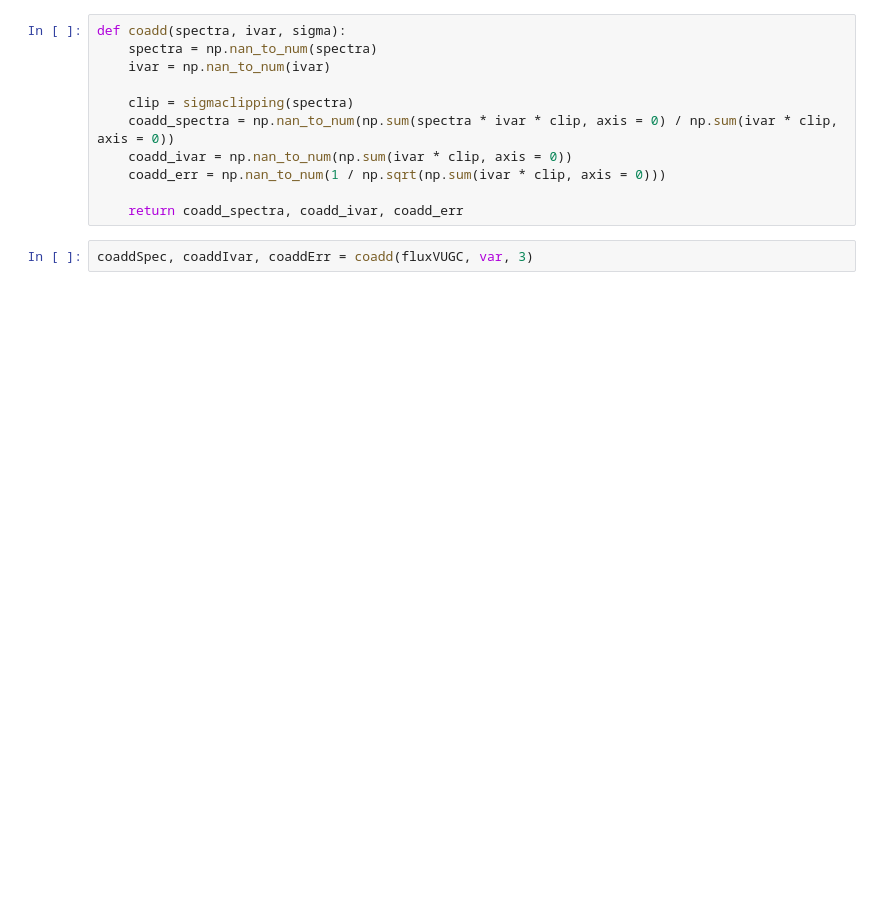
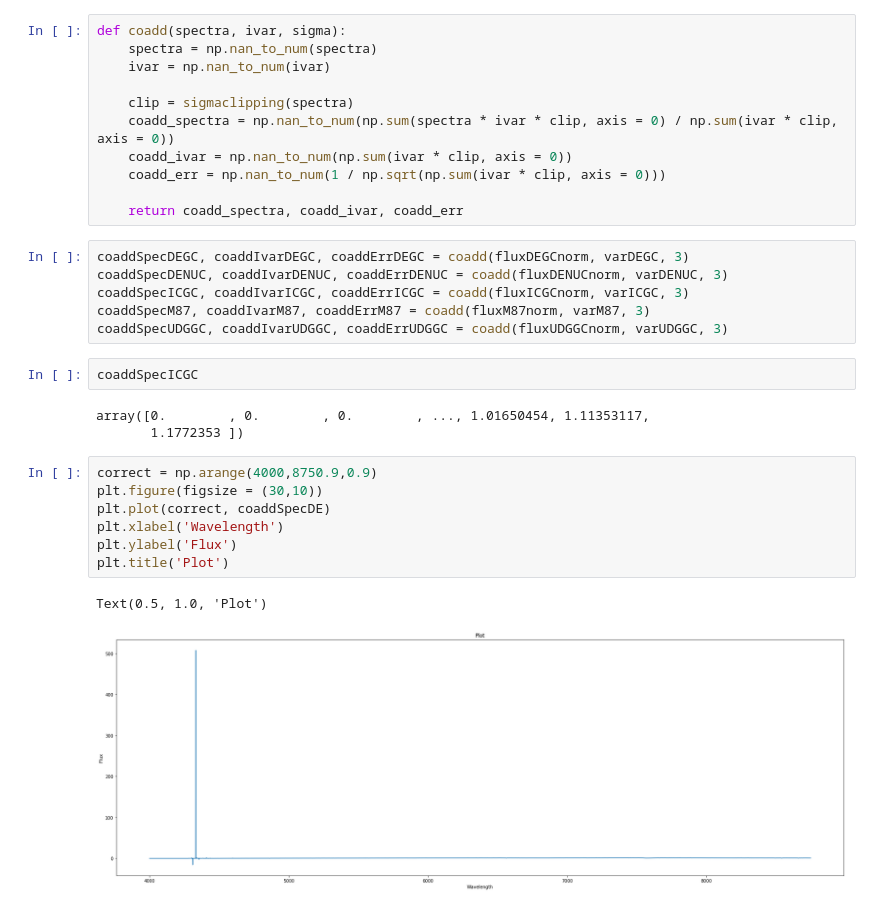
Before and after one commit to kadri-nizam/SIP2019, a Jupyter notebook: keshav/ast 06 part 3 coaddition (keshav) .ipynb, the cells around one changed output. Drawn from its saved outputs; the diff is of its cells as text; blank space fills up the shorter version.

Commit message:
coaddition

```diff
--- a/keshav/ast 06 part 3 coaddition (keshav) .ipynb
+++ b/keshav/ast 06 part 3 coaddition (keshav) .ipynb
@@ -348,5 +375,24 @@ def coadd(spectra, ivar, sigma):
     coadd_err = np.nan_to_num(1 / np.sqrt(np.sum(ivar * clip, axis = 0)))
 
     return coadd_spectra, coadd_ivar, coadd_err
-# %%
-coaddSpec, coaddIvar, coaddErr = coadd(fluxVUGC, var, 3)
+# %%
+coaddSpecDEGC, coaddIvarDEGC, coaddErrDEGC = coadd(fluxDEGCnorm, varDEGC, 3)
+coaddSpecDENUC, coaddIvarDENUC, coaddErrDENUC = coadd(fluxDENUCnorm, varDENUC, 3)
+coaddSpecICGC, coaddIvarICGC, coaddErrICGC = coadd(fluxICGCnorm, varICGC, 3)
+coaddSpecM87, coaddIvarM87, coaddErrM87 = coadd(fluxM87norm, varM87, 3)
+coaddSpecUDGGC, coaddIvarUDGGC, coaddErrUDGGC = coadd(fluxUDGGCnorm, varUDGGC, 3)
+# %%
+coaddSpecICGC
+# %% [output]
+array([0.        , 0.        , 0.        , ..., 1.01650454, 1.11353117,
+       1.1772353 ])
+# %%
+correct = np.arange(4000,8750.9,0.9)
+plt.figure(figsize = (30,10))
+plt.plot(correct, coaddSpecDE)
+plt.xlabel('Wavelength')
+plt.ylabel('Flux')
+plt.title('Plot')
+# %% [output]
+Text(0.5, 1.0, 'Plot')
+[figure, added]
```
Also changed, not shown: parts of 17 cells of this notebook, 2 other files.
